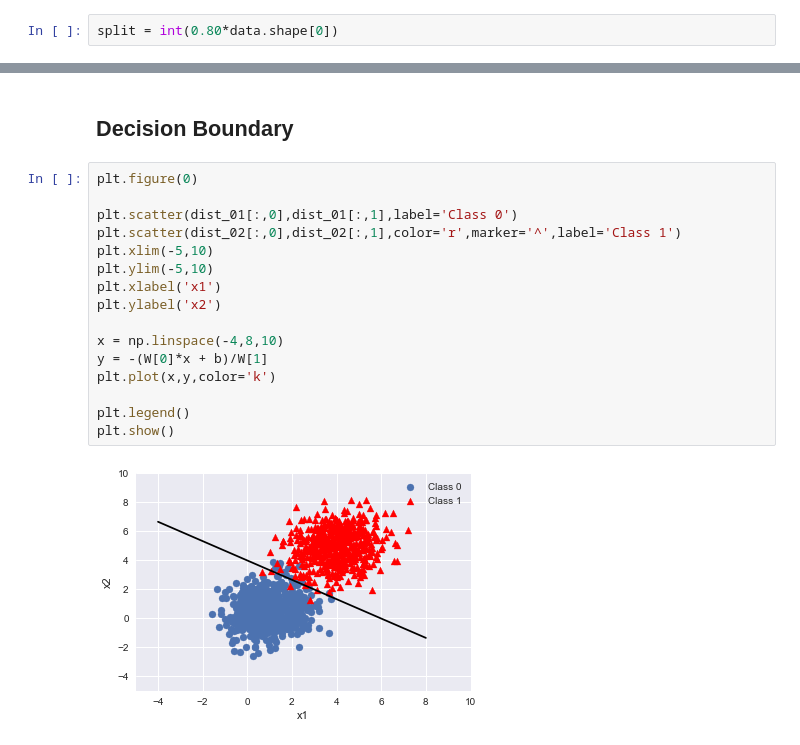
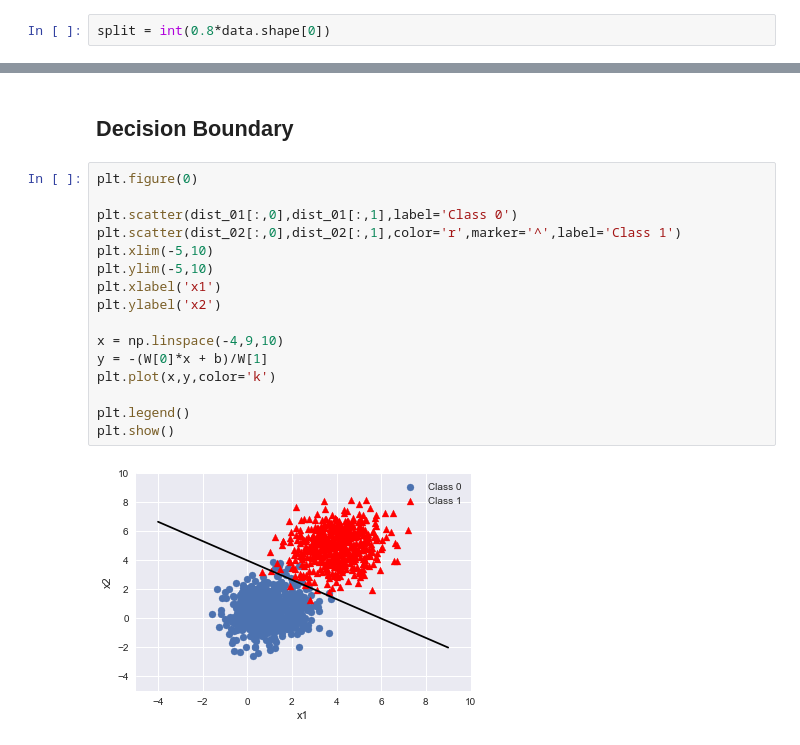
Before and after one commit to visheshaggarwal/Logistic-Regression, a Jupyter notebook: Logistic Regression.ipynb, the cells around one changed output, grey strips where cells are left out. Drawn from its saved outputs; the diff is of its cells as text.

```diff
--- a/Logistic Regression.ipynb
+++ b/Logistic Regression.ipynb
@@ -61,7 +61,7 @@ print(data[:10])
  [4.11663488 6.26675793 1.        ]
  [5.92611704 3.30533491 1.        ]]
 # %%
-split = int(0.80*data.shape[0])
+split = int(0.8*data.shape[0])
 # %%
 X_train = data[:split,:-1]
 X_test = data[split:,:-1]
@@ -181,18 +181,18 @@ print(acc[-1])
 # %%
 plt.figure(0)
 
 plt.scatter(dist_01[:,0],dist_01[:,1],label='Class 0')
 plt.scatter(dist_02[:,0],dist_02[:,1],color='r',marker='^',label='Class 1')
 plt.xlim(-5,10)
 plt.ylim(-5,10)
 plt.xlabel('x1')
 plt.ylabel('x2')
 
-x = np.linspace(-4,8,10)
+x = np.linspace(-4,9,10)
 y = -(W[0]*x + b)/W[1]
 plt.plot(x,y,color='k')
 
 plt.legend()
 plt.show()
 # %% [output]
-[figure, old version]
+[figure, new version]
```
